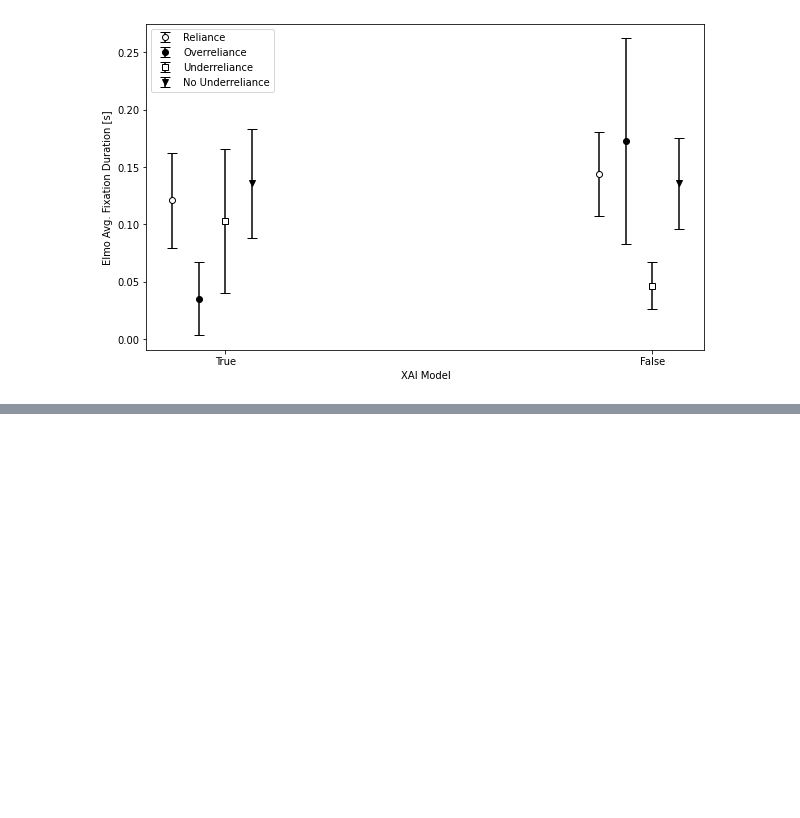
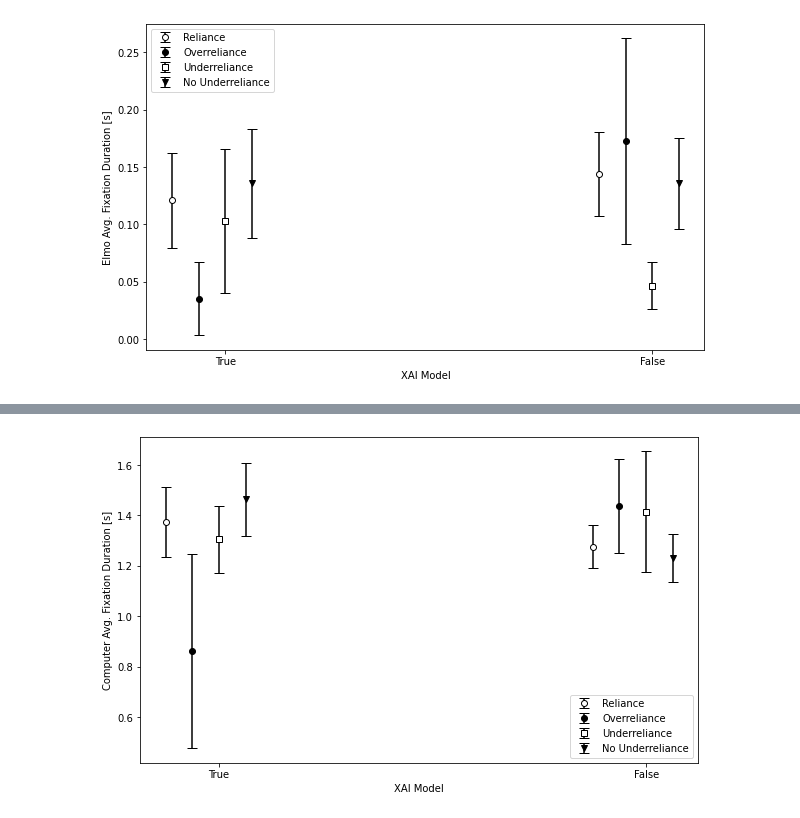
Before and after one commit to haohua13/IVT-Filter-GazeData, a Jupyter notebook: spss_results.ipynb, the cells around one changed output, grey strips where cells are left out. Cells and saved outputs as stored; diff of their text form; code cells hidden in the pictures; blank space fills up the shorter version.

```diff
--- a/spss_results.ipynb
+++ b/spss_results.ipynb
@@ -937,0 +940,93 @@ plt.show()
+# %%
+import pandas as pd
+from matplotlib import pyplot as plt
+
+# XAI = False
+
+# Reliance
+
+x_1 = 1.2757
+x_1_sem = 0.085133
+
+# Overreliance
+
+x_2 = 1.4375135908
+x_2_sem = 0.186041
+
+
+# Underreliance
+
+x_4 = 1.41466
+x_4_sem =  0.23931
+
+# No Underreliance
+
+x_6 = 1.2303
+x_6_sem =  0.09558
+
+# XAI = True
+
+# Reliance
+
+x_0 = 1.37506
+x_0_sem =    0.139161
+
+# Overreliance
+
+x_3 = 0.862001
+x_3_sem =   0.38404
+
+# Underreliance
+
+x_5 = 1.3058
+x_5_sem = 0.1334
+
+
+# No Underreliance
+
+x_7 = 1.4635
+x_7_sem = 0.14569
+
+
+
+positions = [1.5, 9.5]
+labels = ['True', 'False']
+
+y_index = [0.5, 8.5]
+y_index_2 = [1, 9]
+y_index_3 = [1.5, 9.5]
+y_index_4 = [2, 10]
+
+plt.figure(figsize=(10, 6))
+
+# Reliance in XAI = True and False
+plt.errorbar(y_index, [x_0, x_1],\
+              [x_0_sem, x_1_sem], \
+             color='black', marker = 'o', markeredgecolor = 'black', markerfacecolor = 'white', ls = 'none', capsize=5, capthick=1, ecolor='black', label = 'Reliance')
+
+# Overreliance in XAI = True and False
+plt.errorbar(y_index_2, [x_3, x_2],\
+              [x_3_sem, x_2_sem], \
+             markeredgecolor = 'black', color='black', marker = 'o', ls='none', capsize=5, capthick=1, ecolor='black', label = 'Overreliance')
+
+# Underreliance in XAI = True and False
+plt.errorbar(y_index_3, [x_5, x_4],\
+              [x_5_sem, x_4_sem], \
+             markeredgecolor = 'black', color='black', markerfacecolor = 'white', marker='s', ls='none', capsize=5, capthick=1, ecolor='black', label = 'Underreliance')
+
+# No Underreliance in XAI = True and False
+plt.errorbar(y_index_4, [x_7, x_6],\
+              [x_7_sem, x_6_sem], \
+             markeredgecolor = 'black', color='black', marker = 'v', ls='none', capsize=5, capthick=1, ecolor='black', label = 'No Underreliance')
+
+
+plt.legend()
+plt.ylabel('Computer Avg. Fixation Duration [s]')
+plt.xlabel('XAI Model')
+plt.xticks(positions, labels)
+plt.savefig('reliance_images/means_plot_reliance_groups_computer_duration.png', dpi = 1600, bbox_inches='tight')
+plt.show()
+
+# Not significant
+# %% [output]
+[figure, added]
```
Also changed, not shown: parts of 3 cells of this notebook, 4 other files.
